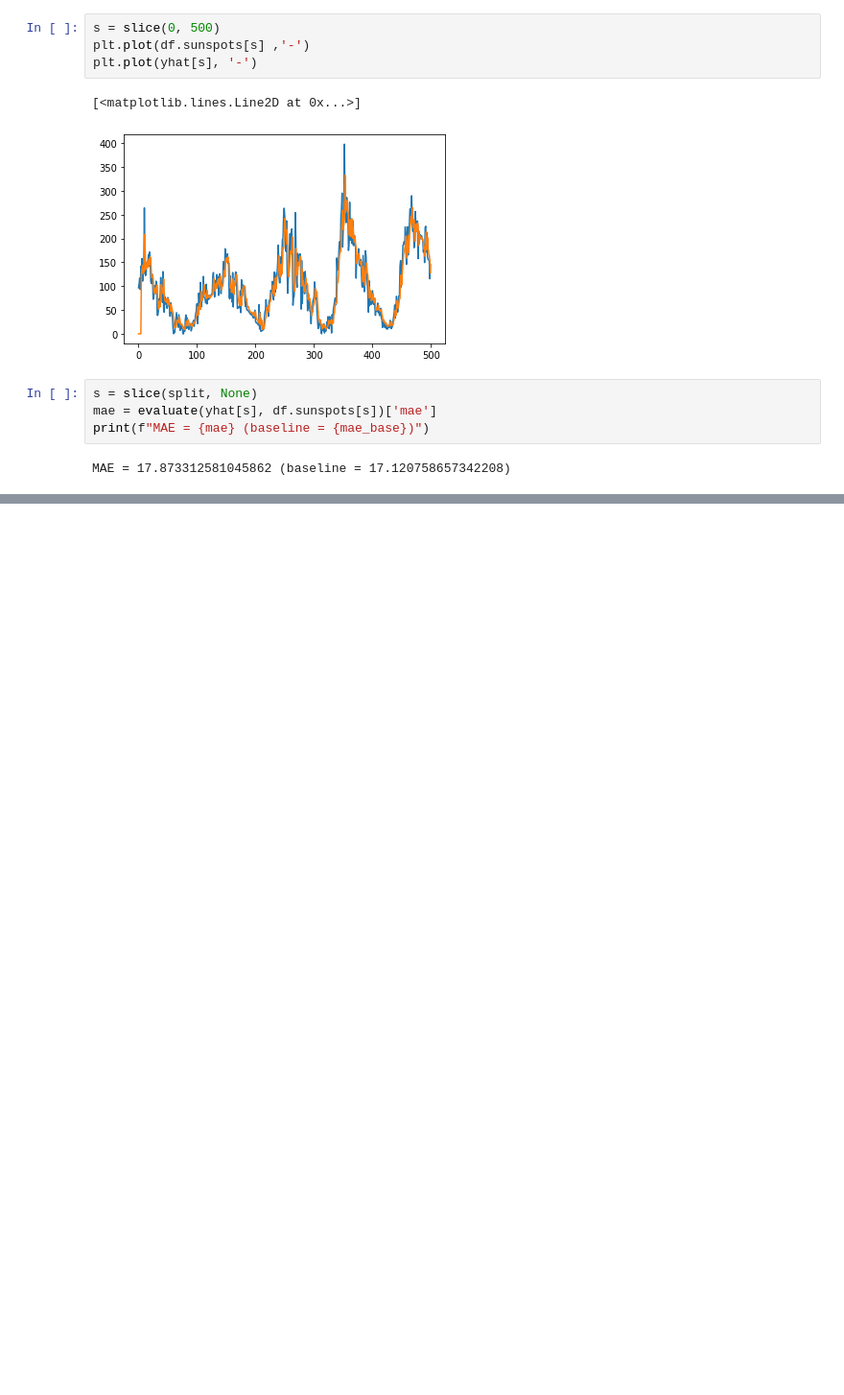
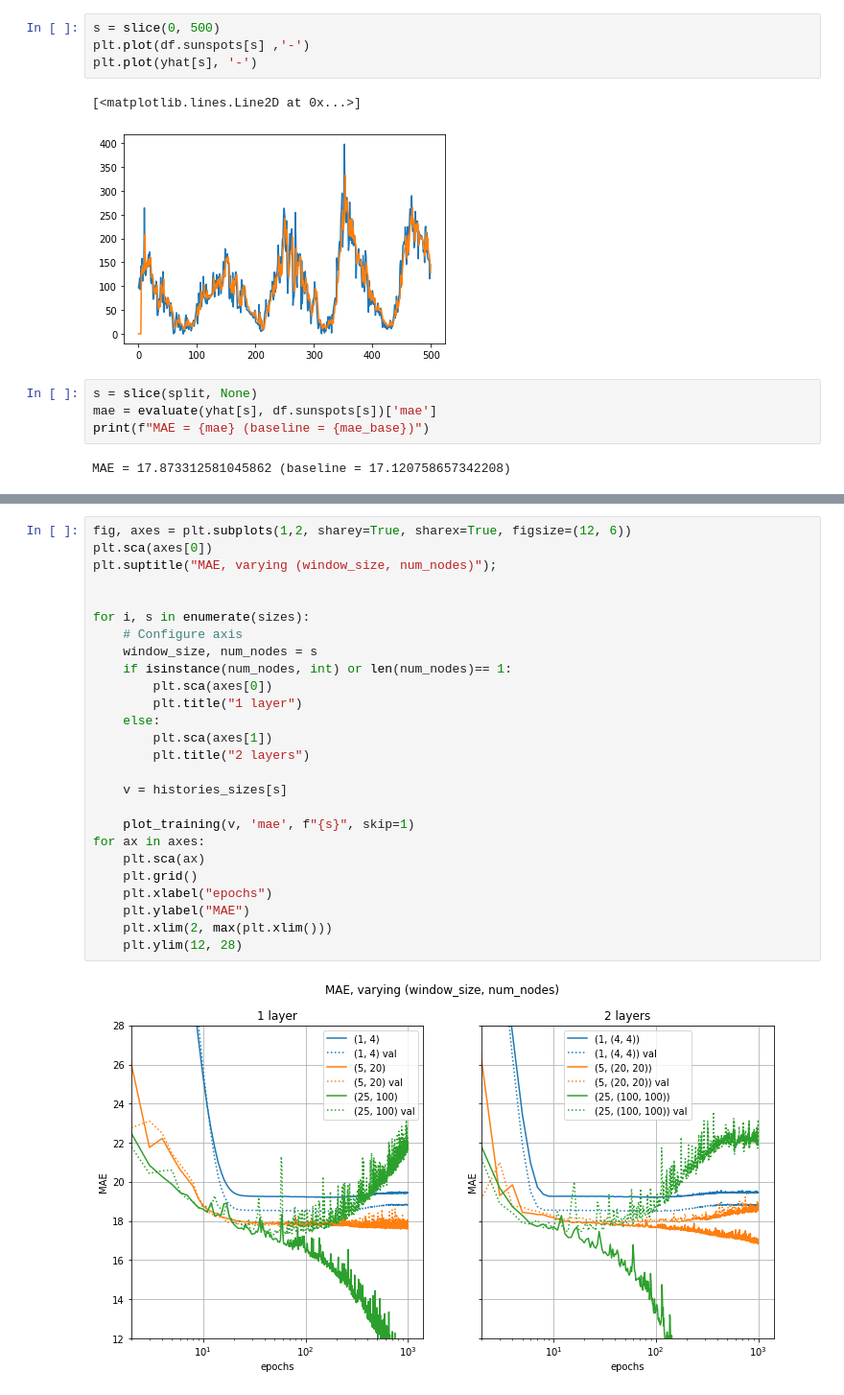
Before and after one commit to vivecalindahl/timeseries-prediction, a Jupyter notebook: rnn-lstm-forecasting.ipynb, the cells around one changed output, grey strips where cells are left out. Shown at 96% size. Cells and saved outputs as stored; diff of their text form; blank space fills up the shorter version.

```diff
--- a/rnn-lstm-forecasting.ipynb
+++ b/rnn-lstm-forecasting.ipynb
@@ -1134,0 +915,28 @@ plot_metric(history.history['mae'][100:], marker='')
+# %%
+fig, axes = plt.subplots(1,2, sharey=True, sharex=True, figsize=(12, 6))
+plt.sca(axes[0])
+plt.suptitle("MAE, varying (window_size, num_nodes)");
+
+
+for i, s in enumerate(sizes):
+    # Configure axis
+    window_size, num_nodes = s
+    if isinstance(num_nodes, int) or len(num_nodes)== 1:
+        plt.sca(axes[0])
+        plt.title("1 layer")
+    else:
+        plt.sca(axes[1])
+        plt.title("2 layers")
+
+    v = histories_sizes[s]
+
+    plot_training(v, 'mae', f"{s}", skip=1)
+for ax in axes:
+    plt.sca(ax)
+    plt.grid()
+    plt.xlabel("epochs")
+    plt.ylabel("MAE")
+    plt.xlim(2, max(plt.xlim()))
+    plt.ylim(12, 28)
+# %% [output]
+[figure, added]
```
Also changed, not shown: parts of 121 cells of this notebook.
